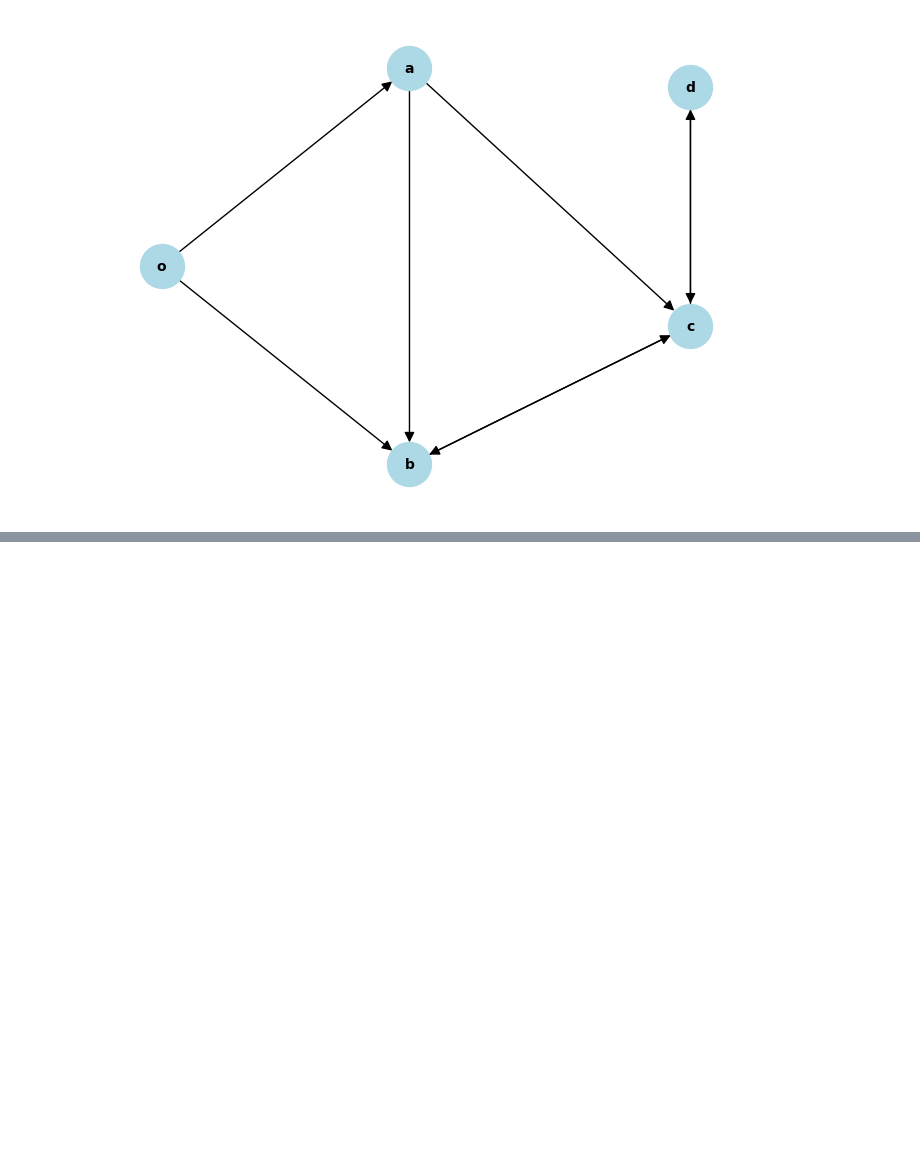
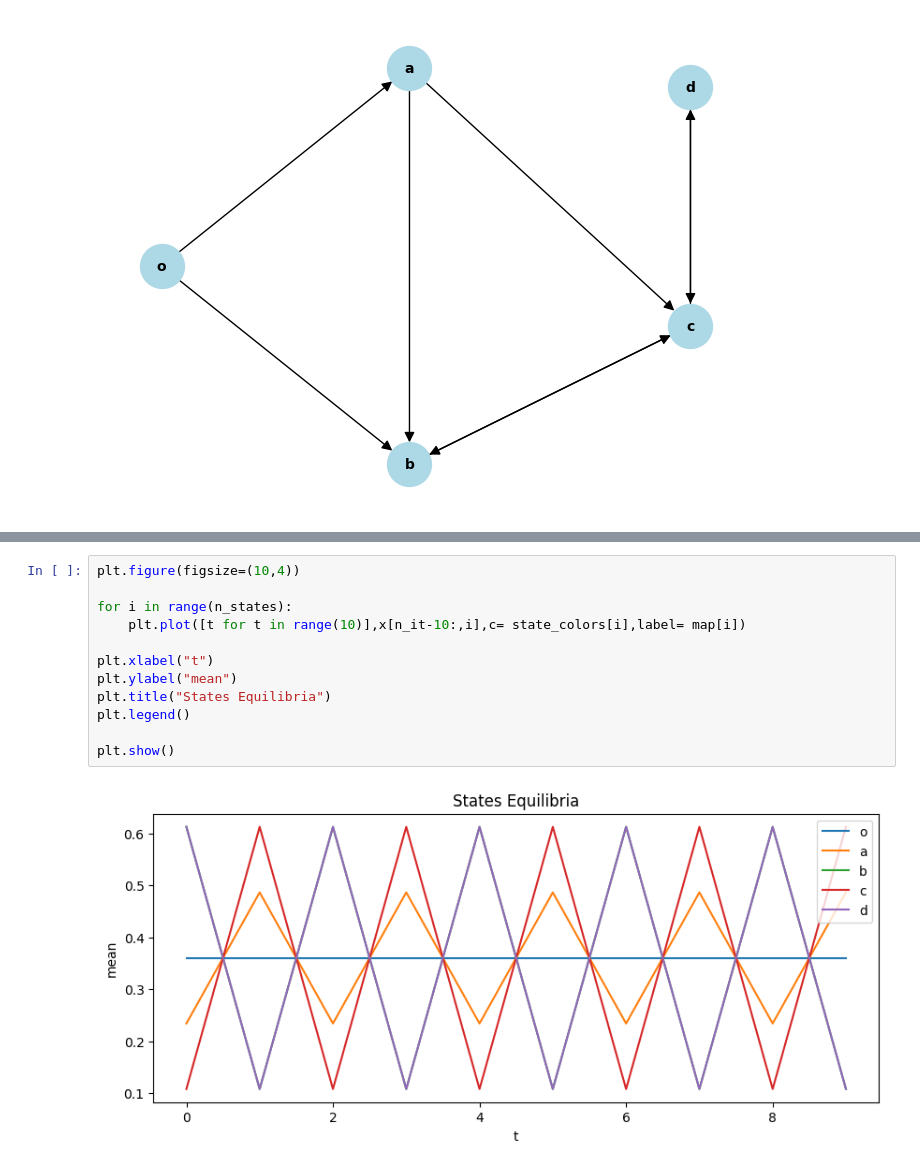
Before and after one commit to LucianoScarpino/HM_2_Network_Dynamics, a Jupyter notebook: ex_1.ipynb, the cells around one changed output, grey strips where cells are left out. Cells and saved outputs as stored; diff of their text form; blank space fills up the shorter version.

```diff
--- a/ex_1.ipynb
+++ b/ex_1.ipynb
@@ -531,0 +557,14 @@ In this case graph is aperiodic and has a unique sink component, wich coincides
+# %%
+plt.figure(figsize=(10,4))
+
+for i in range(n_states):
+    plt.plot([t for t in range(10)],x[n_it-10:,i],c= state_colors[i],label= map[i])
+
+plt.xlabel("t")
+plt.ylabel("mean")
+plt.title("States Equilibria")
+plt.legend()
+
+plt.show()
+# %% [output]
+[figure, added]
```
Also changed, not shown: parts of 16 cells of this notebook.
